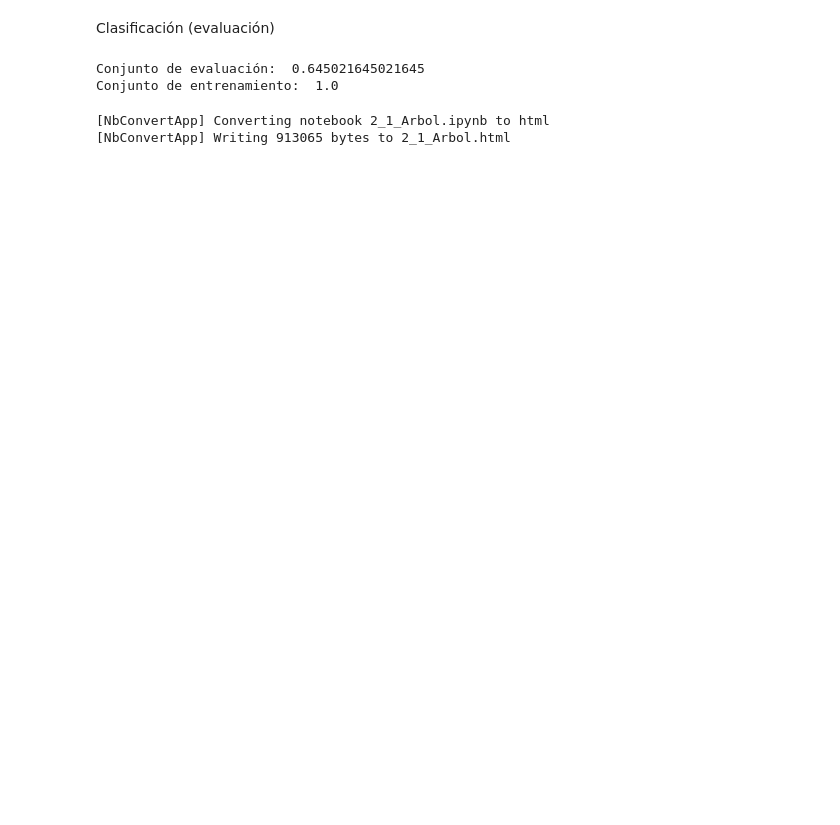
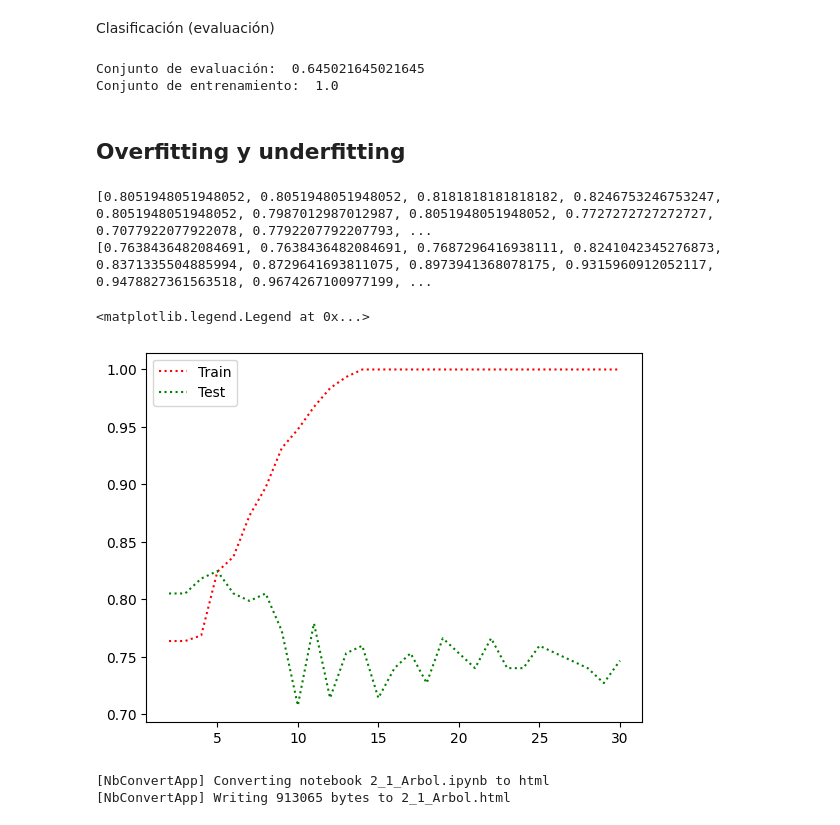
Before and after one commit to SprkSmR/ArbolC45, a Jupyter notebook: 2-1_Arbol.ipynb, the cells around one changed output. Drawn from its saved outputs; the diff is of its cells as text; code cells hidden in the pictures; blank space fills up the shorter version.

```diff
--- a/2-1_Arbol.ipynb
+++ b/2-1_Arbol.ipynb
@@ -153,6 +153,41 @@ print("Conjunto de entrenamiento: ",accuracy_score(clasesTrain,predictTrain))
 # %% [output]
 Conjunto de evaluación:  0.645021645021645
 Conjunto de entrenamiento:  1.0
+# %% [markdown]
+## Overfitting y underfitting
+# %%
+from sklearn.metrics import accuracy_score
+
+from sklearn.tree import DecisionTreeClassifier
+
+prof=[2,3,4,5,6,7,8,9,10,11,12,13,14,15,16,17,18,19,20,21,22,23,24,25,26,27,28,29,30]
+
+Train=[]
+Test=[]
+
+################## Clasificador ######################
+
+################## Modelo ###########################
+for x in prof:
+    clasificador = DecisionTreeClassifier(criterion='entropy', max_depth=x)
+    modelo = clasificador.fit(valoresTrain, clasesTrain)
+    predict = modelo.predict(valoresTest)
+    predictTrain=modelo.predict(valoresTrain)
+
+    Test.append(accuracy_score(clasesTest,predict))
+    Train.append(accuracy_score(clasesTrain,predictTrain))
+
+print(Test)
+print(Train)
+
+plt.plot(prof, Train, label='Train', color='red', linestyle='dotted')
+plt.plot(prof,Test, label='Test', color='green', linestyle='dotted')
+plt.legend()
+# %% [output]
+[0.8051948051948052, 0.8051948051948052, 0.8181818181818182, 0.8246753246753247, 0.8051948051948052, 0.7987012987012987, 0.8051948051948052, 0.7727272727272727, 0.7077922077922078, 0.7792207792207793, ...
+[0.7638436482084691, 0.7638436482084691, 0.7687296416938111, 0.8241042345276873, 0.8371335504885994, 0.8729641693811075, 0.8973941368078175, 0.9315960912052117, 0.9478827361563518, 0.9674267100977199, ...
+<matplotlib.legend.Legend at 0x...>
+[figure, added]
 # %%
 %%shell
 jupyter nbconvert --to html 2_1_Arbol.ipynb
```
Also changed, not shown: parts of 1 cell of this notebook.
